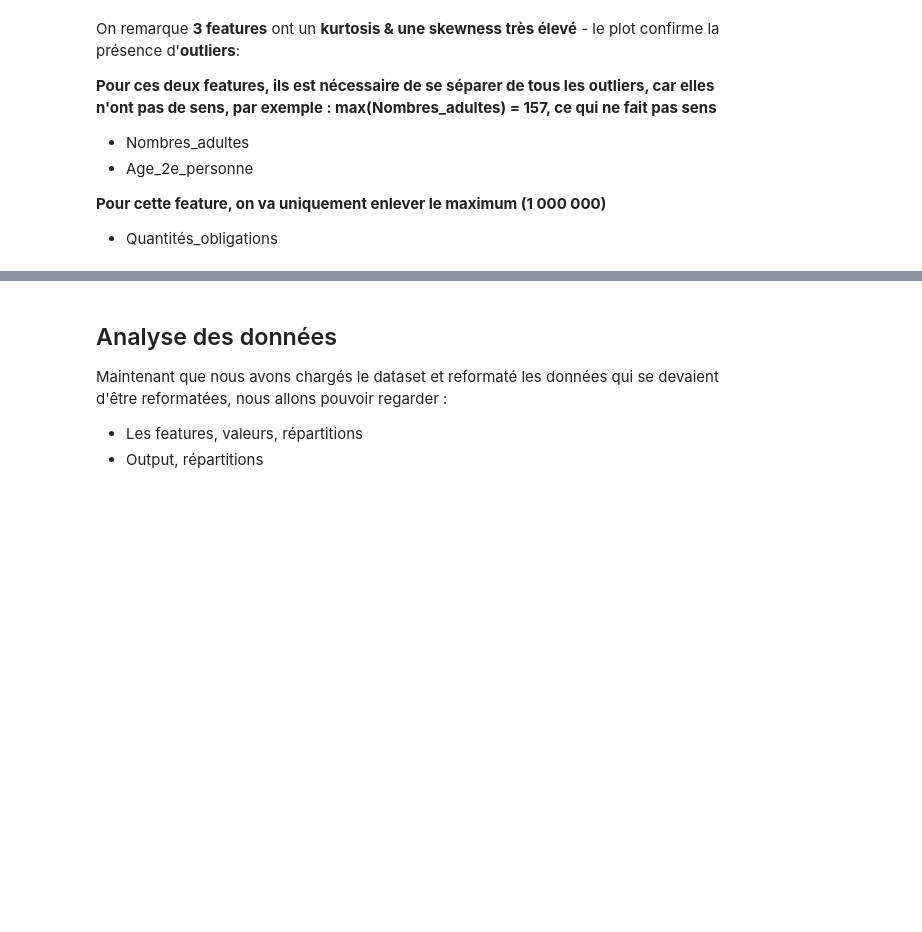
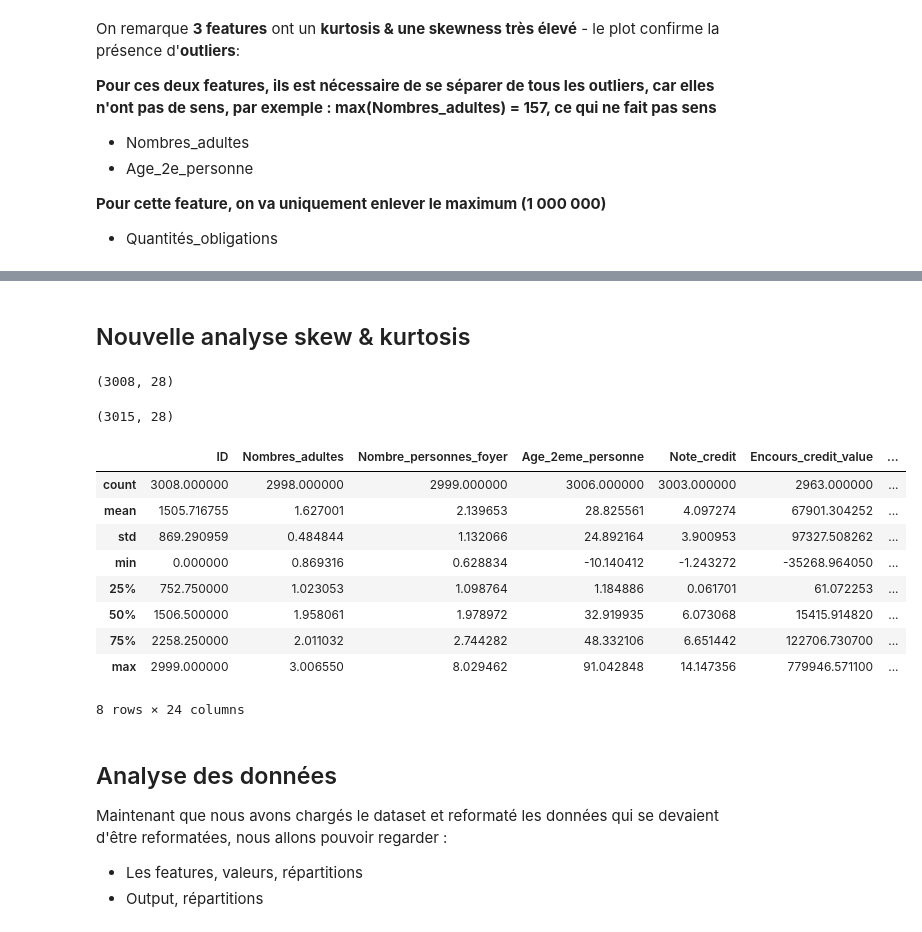
Before and after one commit to keyserwood/ILBRecruitmentProcess, a Jupyter notebook: 1.0-er-ilb_lab_test_technique2.ipynb, the cells around one changed output, grey strips where cells are left out. Cells and saved outputs as stored; diff of their text form; code cells hidden in the pictures; blank space fills up the shorter version.

Commit message:
Removed outliers of the dataset

```diff
--- a/1.0-er-ilb_lab_test_technique2.ipynb
+++ b/1.0-er-ilb_lab_test_technique2.ipynb
@@ -309,0 +298,2 @@ On remarque **3 features** ont un **kurtosis & une skewness très élevé** - le
+# %%
+outliers_filters = (df.Nombres_adultes>25)|(df.Nombres_adultes<0)|(df.Age_2eme_personne>200)|(df.Quantité_obligations==max(df.Quantité_obligations))
@@ -309,0 +312,2 @@ On remarque **3 features** ont un **kurtosis & une skewness très élevé** - le
+# %%
+outliers_index = df[outliers_filters].index
@@ -309,0 +316,25 @@ On remarque **3 features** ont un **kurtosis & une skewness très élevé** - le
+# %%
+df1 = df[~df.index.isin(outliers_index)].reset_index(drop=True)
+# %% [markdown]
+## Nouvelle analyse skew & kurtosis
+# %%
+df1.shape
+# %% [output]
+(3008, 28)
+# %%
+df.shape
+# %% [output]
+(3015, 28)
+# %%
+df1.describe()
+# %% [output]
+|  | ID | Nombres_adultes | Nombre_personnes_foyer | Age_2eme_personne | Note_credit | Encours_credit_value | ... |
+| count | 3008.000000 | 2998.000000 | 2999.000000 | 3006.000000 | 3003.000000 | 2963.000000 | ... |
+| mean | 1505.716755 | 1.627001 | 2.139653 | 28.825561 | 4.097274 | 67901.304252 | ... |
+| std | 869.290959 | 0.484844 | 1.132066 | 24.892164 | 3.900953 | 97327.508262 | ... |
+| min | 0.000000 | 0.869316 | 0.628834 | -10.140412 | -1.243272 | -35268.964050 | ... |
+| 25% | 752.750000 | 1.023053 | 1.098764 | 1.184886 | 0.061701 | 61.072253 | ... |
+| 50% | 1506.500000 | 1.958061 | 1.978972 | 32.919935 | 6.073068 | 15415.914820 | ... |
+| 75% | 2258.250000 | 2.011032 | 2.744282 | 48.332106 | 6.651442 | 122706.730700 | ... |
+| max | 2999.000000 | 3.006550 | 8.029462 | 91.042848 | 14.147356 | 779946.571100 | ... |
+8 rows × 24 columns
```
Also changed, not shown: parts of 8 cells of this notebook.
